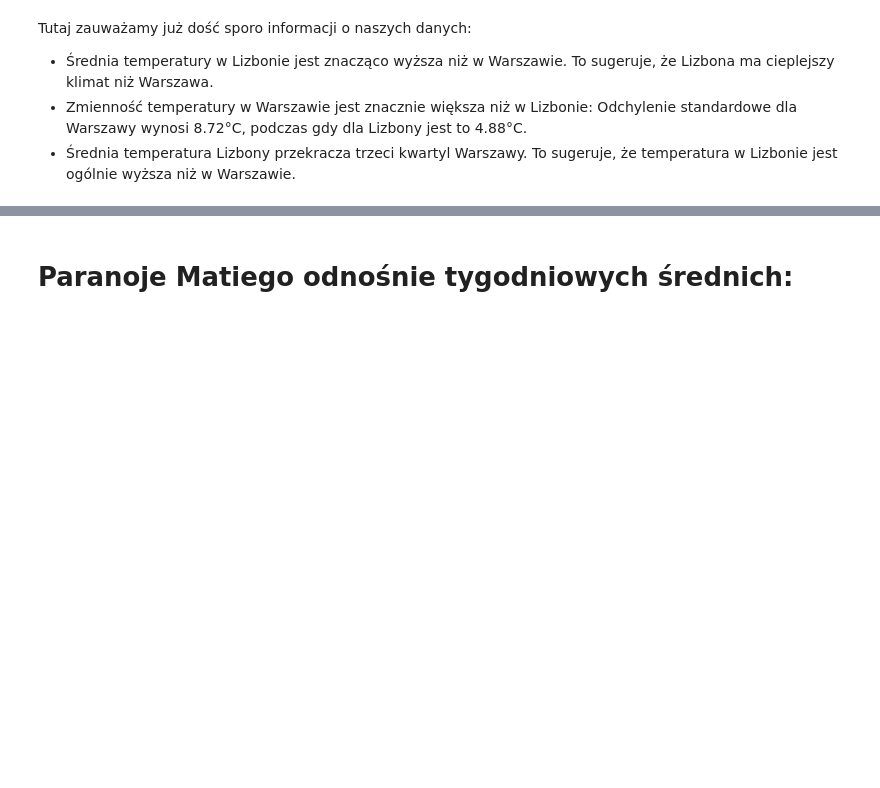
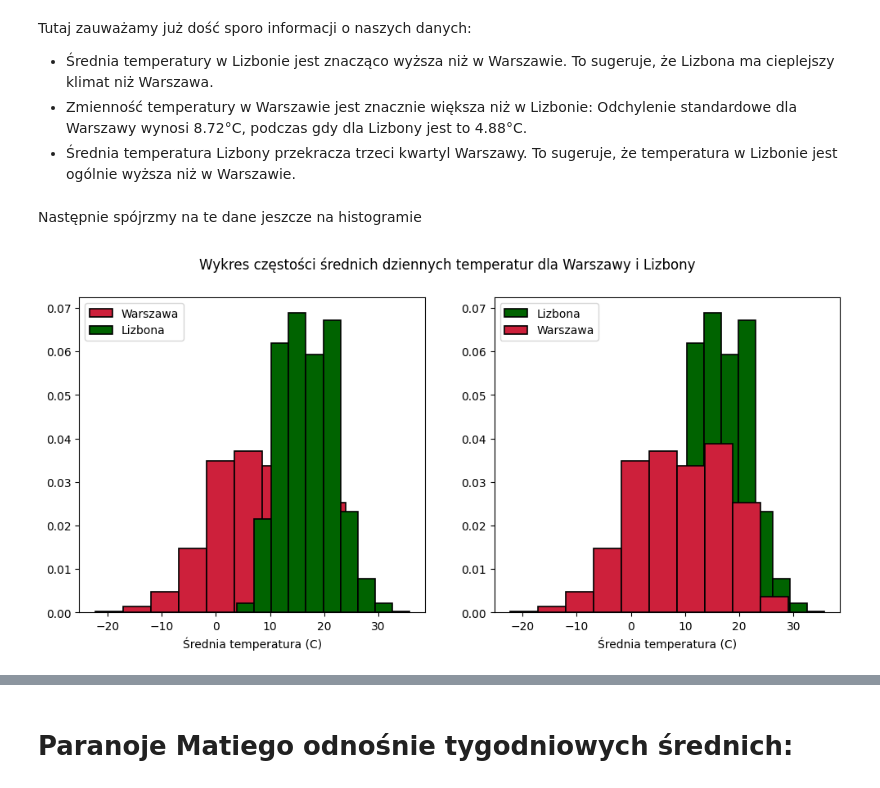
Before and after one commit to mathieuboro/raport, a Jupyter notebook: Raport_!.ipynb, the cells around one changed output, grey strips where cells are left out. Cells and saved outputs as stored; diff of their text form; code cells hidden in the pictures; blank space fills up the shorter version.

```diff
--- a/Raport_!.ipynb
+++ b/Raport_!.ipynb
@@ -270,3 +270,24 @@ Tutaj zauważamy już dość sporo informacji o naszych danych:
 - Średnia temperatury w Lizbonie jest znacząco wyższa niż w Warszawie. To sugeruje, że Lizbona ma cieplejszy klimat niż Warszawa.
 - Zmienność temperatury w Warszawie jest znacznie większa niż w Lizbonie: Odchylenie standardowe dla Warszawy wynosi 8.72°C, podczas gdy dla Lizbony jest to 4.88°C.
 - Średnia temperatura Lizbony przekracza trzeci kwartyl Warszawy. To sugeruje, że temperatura w Lizbonie jest ogólnie wyższa niż w Warszawie.
+# %% [markdown]
+Następnie spójrzmy na te dane jeszcze na histogramie
+# %%
+figure, axis = plt.subplots(1, 2, figsize=(12, 5),)
+
+axis[0].hist(warsaw_data.AvgTemperature, density=True, color=colors[0], label='Warszawa', edgecolor='black', linewidth=1.2)
+axis[0].hist(lisbon_data.AvgTemperature, density=True, color=colors[1], label='Lizbona', edgecolor='black', linewidth=1.2)
+
+axis[1].hist(lisbon_data.AvgTemperature, density=True, color=colors[1], label='Lizbona', edgecolor='black', linewidth=1.2)
+axis[1].hist(warsaw_data.AvgTemperature, density=True, color=colors[0], label='Warszawa', edgecolor='black', linewidth=1.2)
+
+axis[0].legend()
+axis[1].legend()
+
+axis[0].set_xlabel('Średnia temperatura (C)')
+axis[1].set_xlabel('Średnia temperatura (C)')
+
+figure.suptitle('Wykres częstości średnich dziennych temperatur dla Warszawy i Lizbony')
+plt.show()
+# %% [output]
+[figure, added]
```
Also changed, not shown: parts of 2 cells of this notebook.
